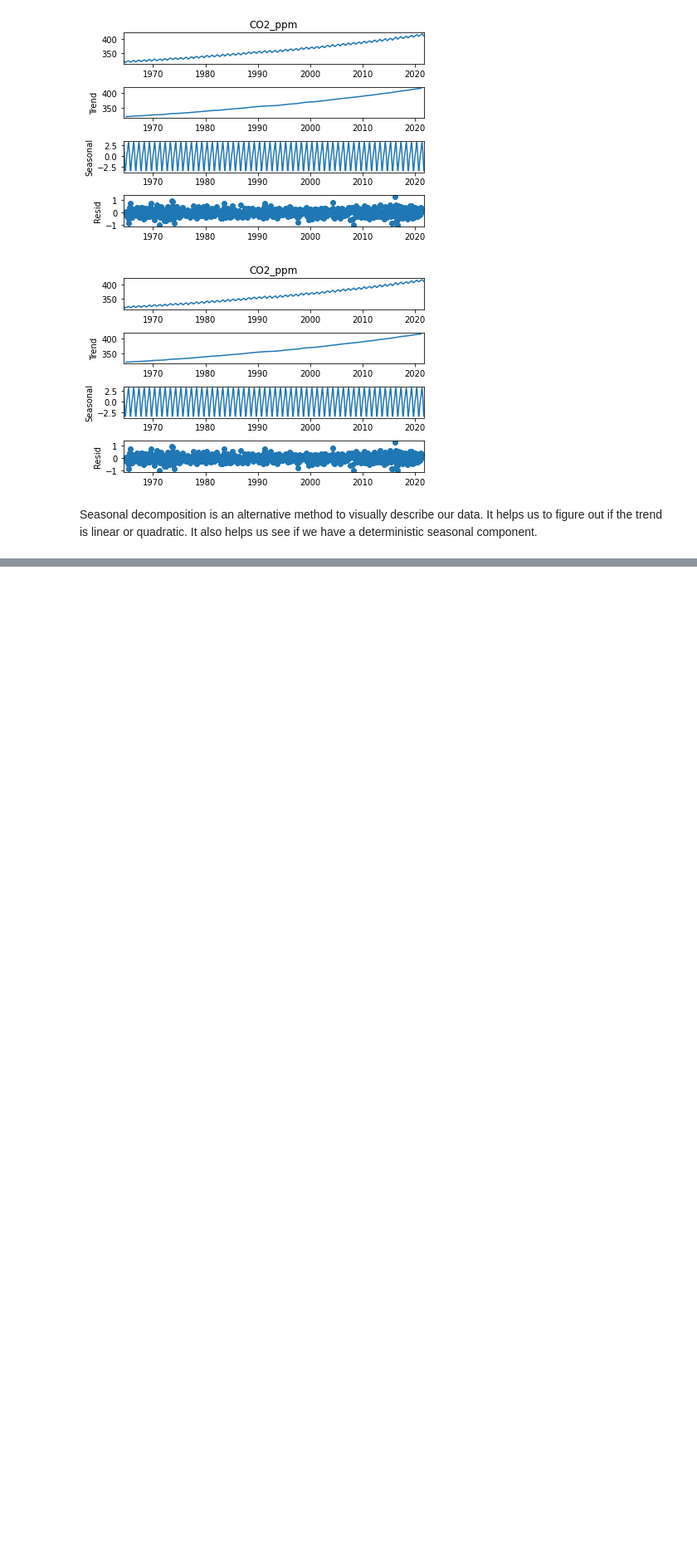
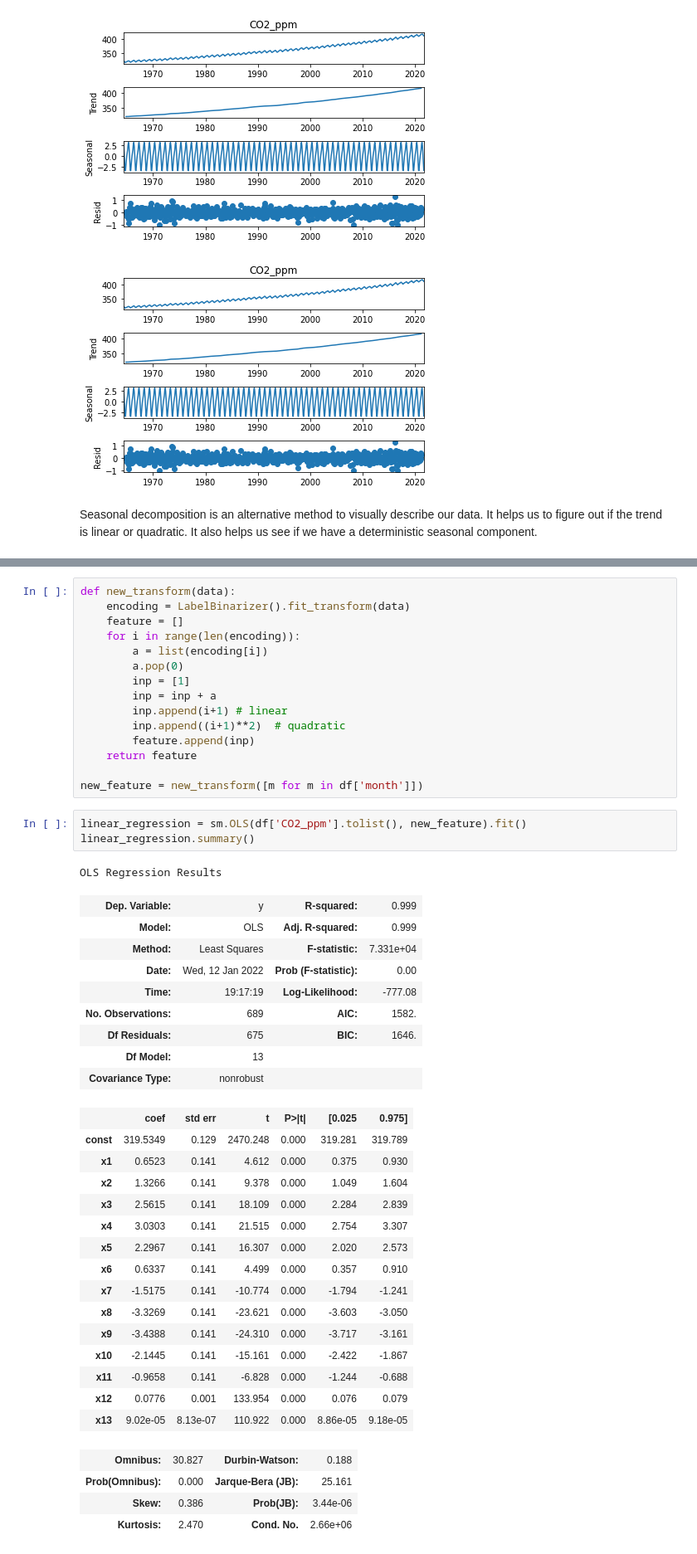
Before and after one commit to yankikalfa/MGTF-405-Business-Forecasting, a Jupyter notebook: Lec2- ARMA and Seasonality.ipynb, the cells around one changed output, grey strips where cells are left out. Shown: that part at 83% size. Saved outputs shown, nothing was run; the diff lists cells and outputs as text; blank space fills up the shorter version.

```diff
--- a/Lec2- ARMA and Seasonality.ipynb
+++ b/Lec2- ARMA and Seasonality.ipynb
@@ -605,0 +610,48 @@ Seasonal decomposition is an alternative method to visually describe our data. I
+# %%
+def new_transform(data):
+    encoding = LabelBinarizer().fit_transform(data)
+    feature = []
+    for i in range(len(encoding)):
+        a = list(encoding[i])
+        a.pop(0)
+        inp = [1]
+        inp = inp + a
+        inp.append(i+1) # linear
+        inp.append((i+1)**2)  # quadratic
+        feature.append(inp)
+    return feature
+
+new_feature = new_transform([m for m in df['month']])
+# %%
+linear_regression = sm.OLS(df['CO2_ppm'].tolist(), new_feature).fit()
+linear_regression.summary()
+# %% [output]
+OLS Regression Results
+| Dep. Variable: | y | R-squared: | 0.999 |
+| Model: | OLS | Adj. R-squared: | 0.999 |
+| Method: | Least Squares | F-statistic: | 7.331e+04 |
+| Date: | Wed, 12 Jan 2022 | Prob (F-statistic): | 0.00 |
+| Time: | 19:17:19 | Log-Likelihood: | -777.08 |
+| No. Observations: | 689 | AIC: | 1582. |
+| Df Residuals: | 675 | BIC: | 1646. |
+| Df Model: | 13 |  |  |
+| Covariance Type: | nonrobust |  |  |
+|  | coef | std err | t | P>|t| | [0.025 | 0.975] |
+| const | 319.5349 | 0.129 | 2470.248 | 0.000 | 319.281 | 319.789 |
+| x1 | 0.6523 | 0.141 | 4.612 | 0.000 | 0.375 | 0.930 |
+| x2 | 1.3266 | 0.141 | 9.378 | 0.000 | 1.049 | 1.604 |
+| x3 | 2.5615 | 0.141 | 18.109 | 0.000 | 2.284 | 2.839 |
+| x4 | 3.0303 | 0.141 | 21.515 | 0.000 | 2.754 | 3.307 |
+| x5 | 2.2967 | 0.141 | 16.307 | 0.000 | 2.020 | 2.573 |
+| x6 | 0.6337 | 0.141 | 4.499 | 0.000 | 0.357 | 0.910 |
+| x7 | -1.5175 | 0.141 | -10.774 | 0.000 | -1.794 | -1.241 |
+| x8 | -3.3269 | 0.141 | -23.621 | 0.000 | -3.603 | -3.050 |
+| x9 | -3.4388 | 0.141 | -24.310 | 0.000 | -3.717 | -3.161 |
+| x10 | -2.1445 | 0.141 | -15.161 | 0.000 | -2.422 | -1.867 |
+| x11 | -0.9658 | 0.141 | -6.828 | 0.000 | -1.244 | -0.688 |
+| x12 | 0.0776 | 0.001 | 133.954 | 0.000 | 0.076 | 0.079 |
+| x13 | 9.02e-05 | 8.13e-07 | 110.922 | 0.000 | 8.86e-05 | 9.18e-05 |
+| Omnibus: | 30.827 | Durbin-Watson: | 0.188 |
+| Prob(Omnibus): | 0.000 | Jarque-Bera (JB): | 25.161 |
+| Skew: | 0.386 | Prob(JB): | 3.44e-06 |
+| Kurtosis: | 2.470 | Cond. No. | 2.66e+06 |
```
Also changed, not shown: parts of 4 cells of this notebook.
